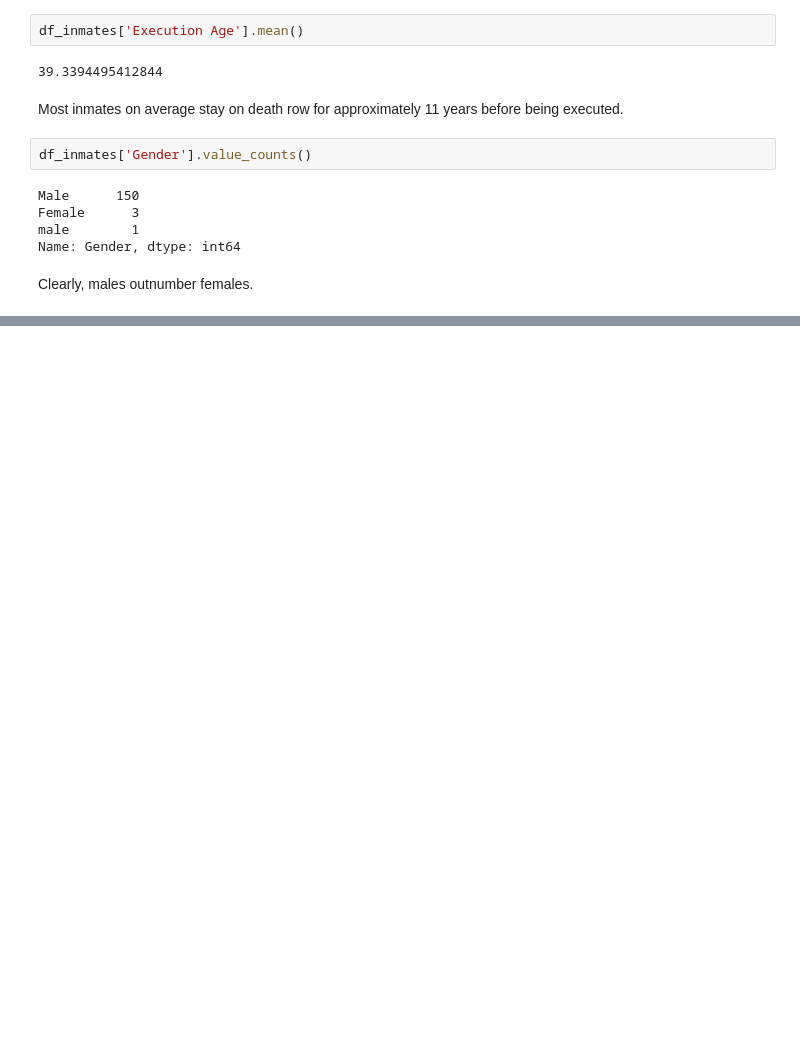
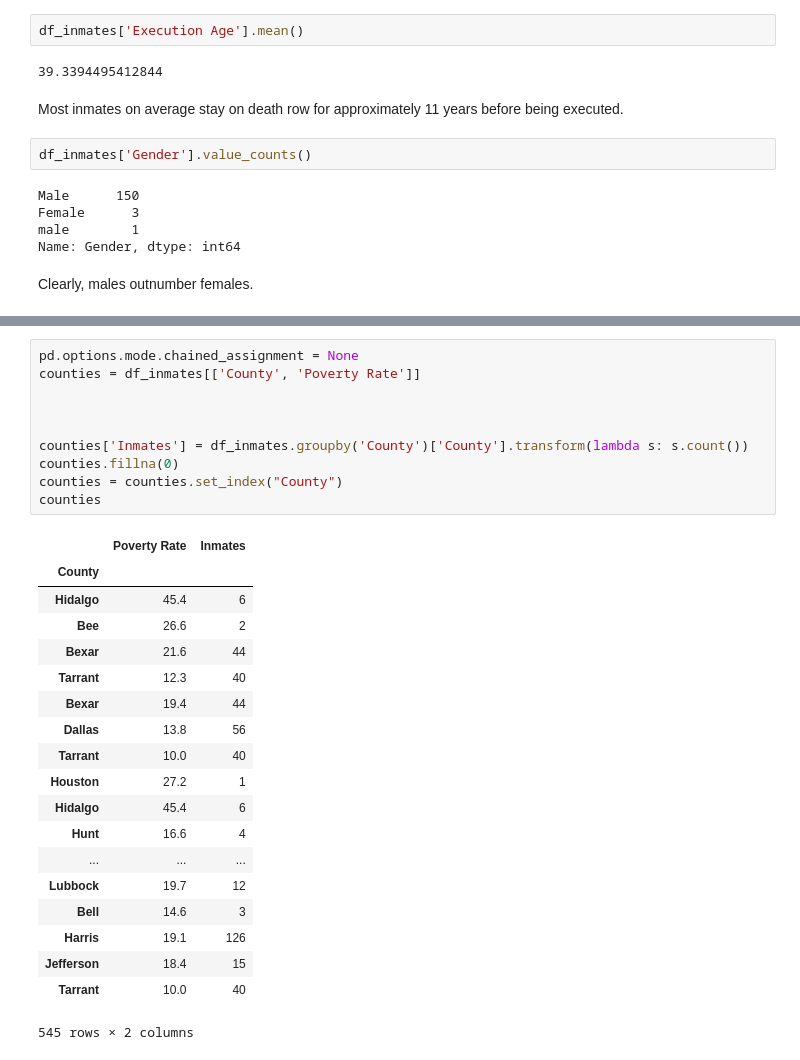
Before and after one commit to allanmc0913/Executions-and-Poverty-in-Texas, a Jupyter notebook: Executed Inmates Data Analysis.ipynb, the cells around one changed output, grey strips where cells are left out. Saved outputs shown, nothing was run; the diff lists cells and outputs as text; blank space fills up the shorter version.

```diff
--- a/Executed Inmates Data Analysis.ipynb
+++ b/Executed Inmates Data Analysis.ipynb
@@ -46,0 +110,30 @@ Clearly, males outnumber females.
+# %%
+pd.options.mode.chained_assignment = None
+counties = df_inmates[['County', 'Poverty Rate']]
+
+
+
+counties['Inmates'] = df_inmates.groupby('County')['County'].transform(lambda s: s.count())
+counties.fillna(0)
+counties = counties.set_index("County")
+counties
+# %% [output]
+|  | Poverty Rate | Inmates |
+| County |  |  |
+| Hidalgo | 45.4 | 6 |
+| Bee | 26.6 | 2 |
+| Bexar | 21.6 | 44 |
+| Tarrant | 12.3 | 40 |
+| Bexar | 19.4 | 44 |
+| Dallas | 13.8 | 56 |
+| Tarrant | 10.0 | 40 |
+| Houston | 27.2 | 1 |
+| Hidalgo | 45.4 | 6 |
+| Hunt | 16.6 | 4 |
+| ... | ... | ... |
+| Lubbock | 19.7 | 12 |
+| Bell | 14.6 | 3 |
+| Harris | 19.1 | 126 |
+| Jefferson | 18.4 | 15 |
+| Tarrant | 10.0 | 40 |
+545 rows × 2 columns
```
Also changed, not shown: parts of 21 cells of this notebook, 1 other file.
